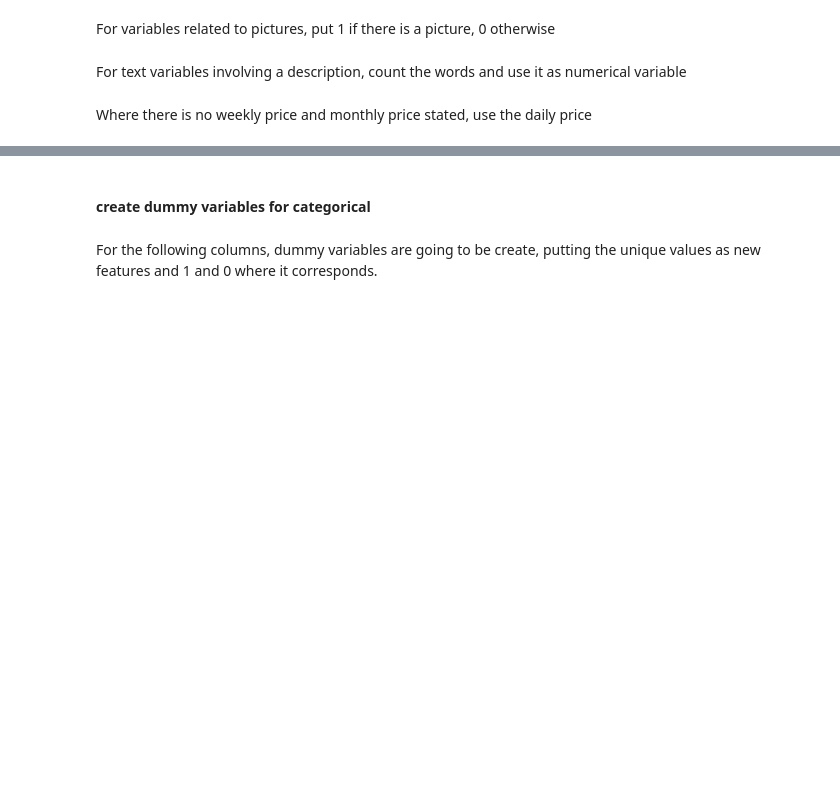
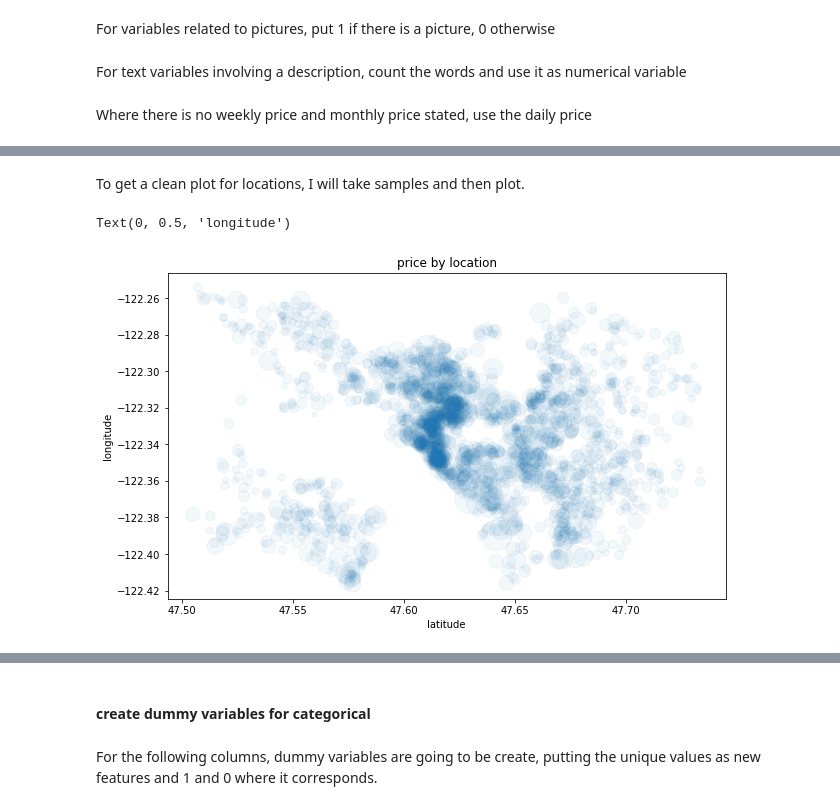
Before and after one commit to alejandrosierramartinez/airbnbseattledataset, a Jupyter notebook: seattle_AirBNB.ipynb, the cells around one changed output, grey strips where cells are left out. Cells and saved outputs as stored; diff of their text form; code cells hidden in the pictures; blank space fills up the shorter version.

```diff
--- a/seattle_AirBNB.ipynb
+++ b/seattle_AirBNB.ipynb
@@ -296,0 +407,16 @@ listings['monthly_price'] = listings.monthly_price.str.replace('$', '').str.repl
+# %% [markdown]
+To get a clean plot for locations, I will take samples and then plot.
+# %%
+#take samples
+samples = np.random.choice(listings.shape[0], 2500, replace = False)
+listings_samp = listings.iloc[samples,:]
+
+# price by location
+plt.figure(figsize = [10, 6])
+plt.scatter(listings_samp.latitude, listings_samp.longitude, s = listings_samp.price, alpha = 0.05)
+plt.title('price by location')
+plt.xlabel('latitude')
+plt.ylabel('longitude')
+# %% [output]
+Text(0, 0.5, 'longitude')
+[figure, added]
```
Also changed, not shown: parts of 87 cells of this notebook.
